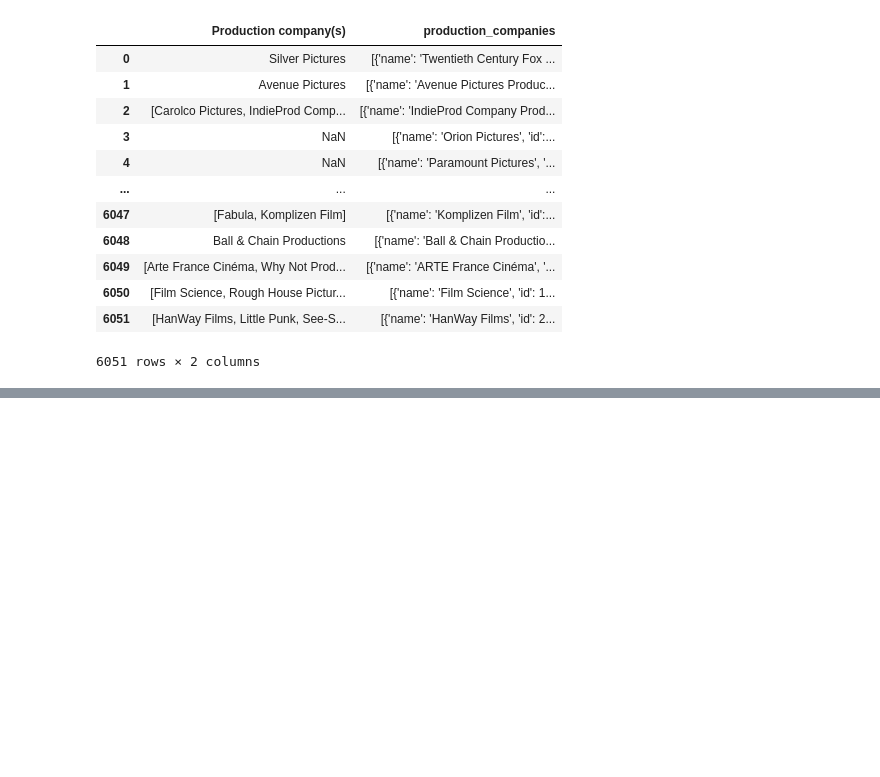
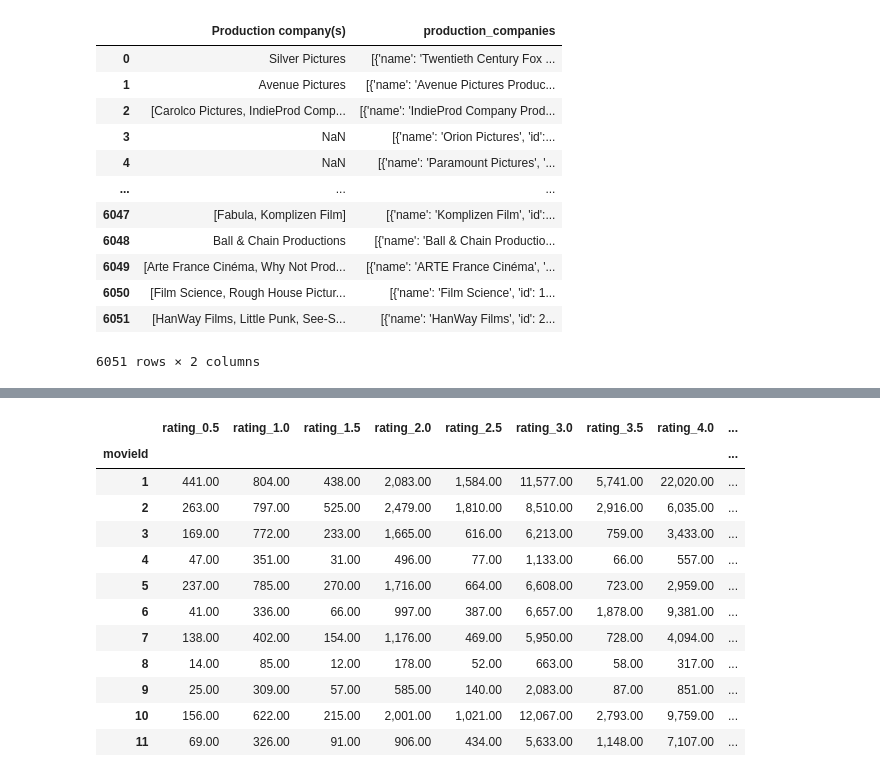
Before and after one commit to timbialek/Movies-ETL, a Jupyter notebook: combined_movies - Copy.ipynb, the cells around one changed output, grey strips where cells are left out. Saved outputs shown, nothing was run; the diff lists cells and outputs as text; code cells hidden in the pictures; blank space fills up the shorter version.

```diff
--- a/combined_movies - Copy.ipynb
+++ b/combined_movies - Copy.ipynb
@@ -1485,0 +1493,22 @@ movies_df.head(5)
+# %%
+rating_counts = ratings.groupby(['movieId','rating'], as_index=False).count() \
+                .rename({'userId':'count'}, axis=1) \
+                .pivot(index='movieId',columns='rating', values='count')
+# %%
+rating_counts.columns = ['rating_' + str(col) for col in rating_counts.columns]
+# %%
+rating_counts.head(11)
+# %% [output]
+|  | rating_0.5 | rating_1.0 | rating_1.5 | rating_2.0 | rating_2.5 | rating_3.0 | rating_3.5 | rating_4.0 | ... |
+| movieId |  |  |  |  |  |  |  |  | ... |
+| 1 | 441.00 | 804.00 | 438.00 | 2,083.00 | 1,584.00 | 11,577.00 | 5,741.00 | 22,020.00 | ... |
+| 2 | 263.00 | 797.00 | 525.00 | 2,479.00 | 1,810.00 | 8,510.00 | 2,916.00 | 6,035.00 | ... |
+| 3 | 169.00 | 772.00 | 233.00 | 1,665.00 | 616.00 | 6,213.00 | 759.00 | 3,433.00 | ... |
+| 4 | 47.00 | 351.00 | 31.00 | 496.00 | 77.00 | 1,133.00 | 66.00 | 557.00 | ... |
+| 5 | 237.00 | 785.00 | 270.00 | 1,716.00 | 664.00 | 6,608.00 | 723.00 | 2,959.00 | ... |
+| 6 | 41.00 | 336.00 | 66.00 | 997.00 | 387.00 | 6,657.00 | 1,878.00 | 9,381.00 | ... |
+| 7 | 138.00 | 402.00 | 154.00 | 1,176.00 | 469.00 | 5,950.00 | 728.00 | 4,094.00 | ... |
+| 8 | 14.00 | 85.00 | 12.00 | 178.00 | 52.00 | 663.00 | 58.00 | 317.00 | ... |
+| 9 | 25.00 | 309.00 | 57.00 | 585.00 | 140.00 | 2,083.00 | 87.00 | 851.00 | ... |
+| 10 | 156.00 | 622.00 | 215.00 | 2,001.00 | 1,021.00 | 12,067.00 | 2,793.00 | 9,759.00 | ... |
+| 11 | 69.00 | 326.00 | 91.00 | 906.00 | 434.00 | 5,633.00 | 1,148.00 | 7,107.00 | ... |
```
Also changed, not shown: parts of 22 cells of this notebook.
